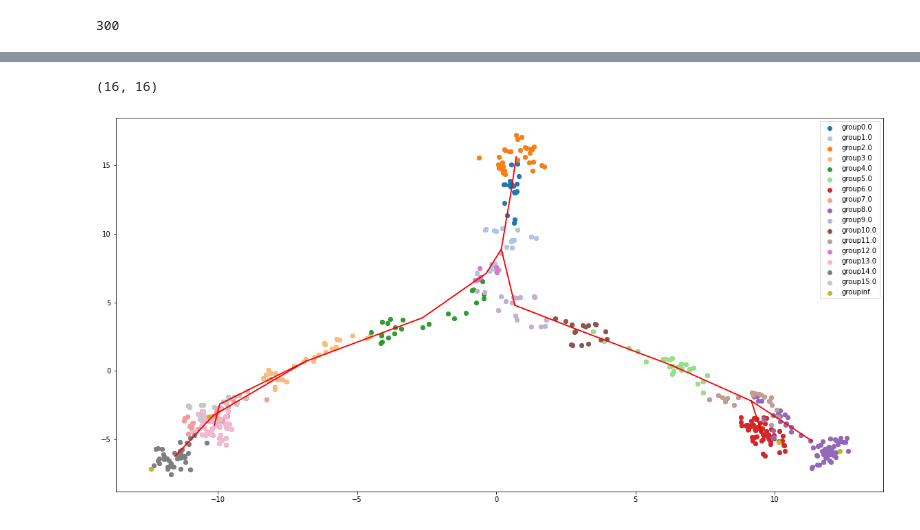
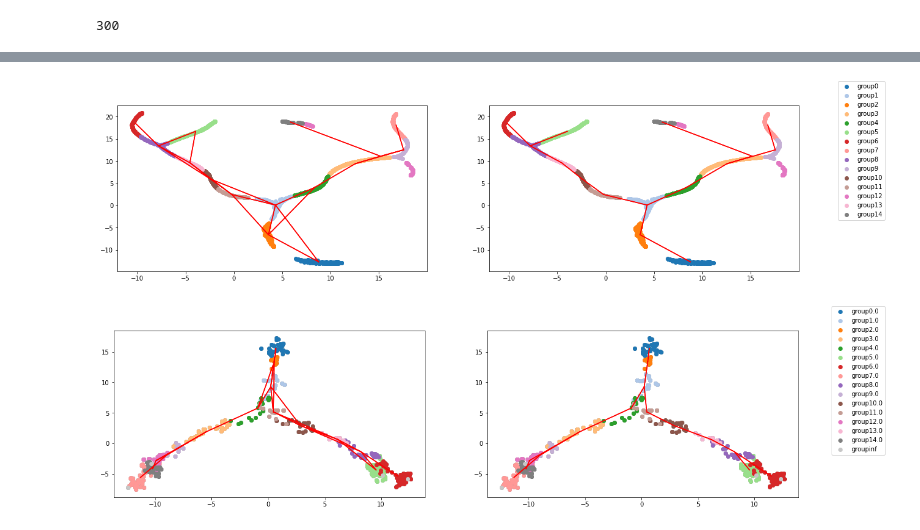
Before and after one commit to falseu/gnn_traj_inference, a Jupyter notebook: backbone_tree.ipynb, the cells around one changed output, grey strips where cells are left out. Drawn from its saved outputs; the diff is of its cells as text; code cells hidden in the pictures.

Commit message:
backbone final

```diff
--- a/backbone_tree.ipynb
+++ b/backbone_tree.ipynb
@@ -137,27 +59,8 @@ for i in range(adj_groups.shape[0]):
-# %%
-fig = plt.figure(figsize = (20,10))
-ax = fig.add_subplot()
-ax.scatter(X_pca[:,0], X_pca[:,1], color = 'gray')
-cmap = plt.get_cmap('tab20')
-mean_cluster = [[] for x in range(adj_groups.shape[0])]
-for i, cat in enumerate(np.unique(cell_bb)):
-    idx = np.where(cell_bb == cat)[0]
-    cluster = ax.scatter(X_pca[idx,0], X_pca[idx,1], color = cmap(i), cmap = 'tab20')
-    if cat != np.inf:
-        mean_cluster[int(cat)] = [np.mean(X_pca[idx,0]), np.mean(X_pca[idx,1])]
-    cluster.set_label("group"+str(cat))
-
-# print(len(mean_cluster))
-ax.legend()
-# print(adj_groups.shape)
-T_ori = adj_groups > 0.01
-T_ori = T
-
-print(T_ori.shape)
-for i in range(adj_groups.shape[0]):
-    for j in range(adj_groups.shape[1]):
-        if T_ori[i,j] != 0 and mean_cluster[i] != [] and mean_cluster[j] != []:
-            ax.plot([mean_cluster[i][0], mean_cluster[j][0]], [mean_cluster[i][1], mean_cluster[j][1]], 'r-')
-# %% [output]
-(16, 16)
-[figure, removed]
+# %%
+backbone.plot_backbone(results, version = 'segment', figsize = (20,5))
+# %% [output]
+[figure, added]
+# %%
+backbone.plot_backbone(results, version = 'cell', figsize = (20,5))
+# %% [output]
+[figure, added]
```
Also changed, not shown: parts of 4 cells of this notebook, 1 other file.
